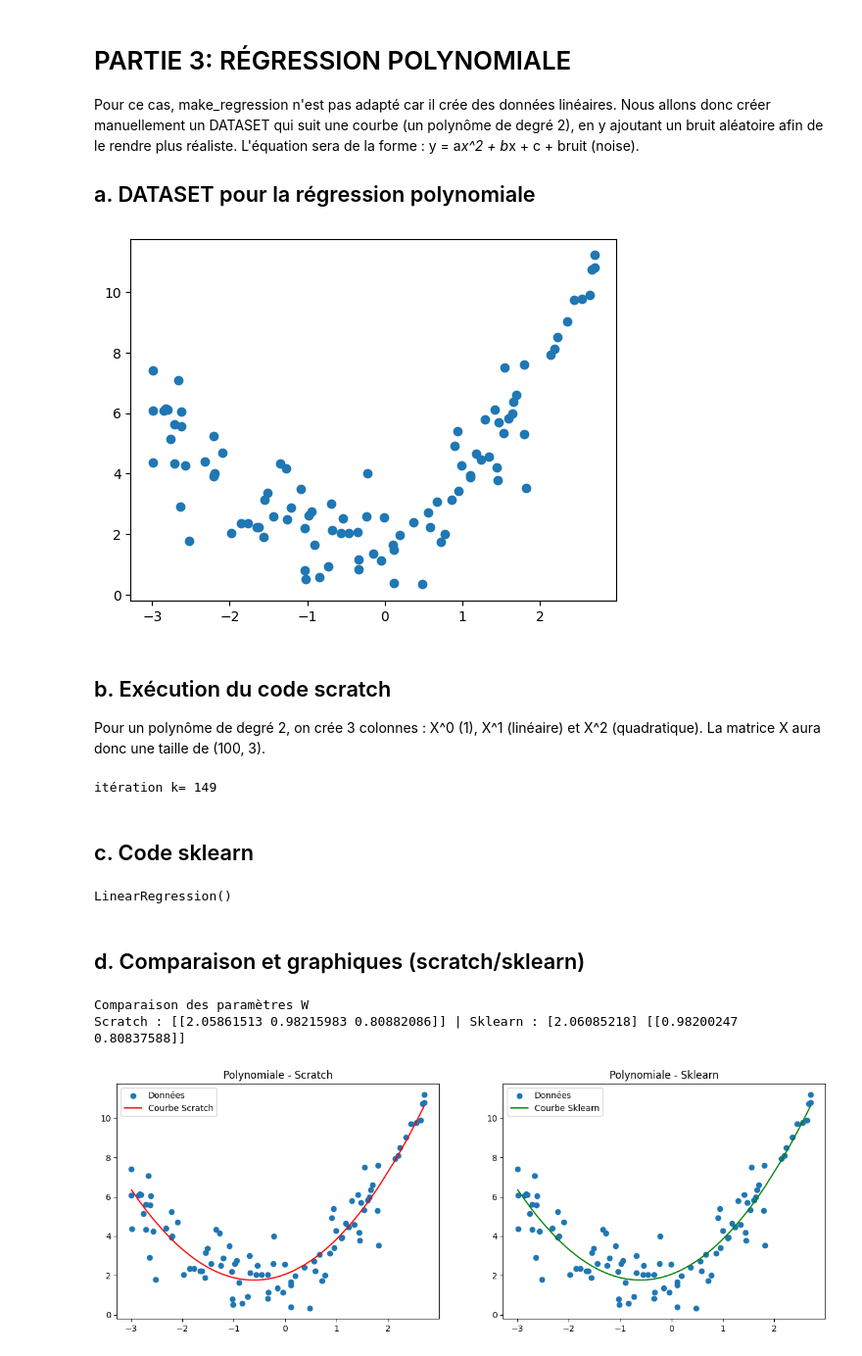
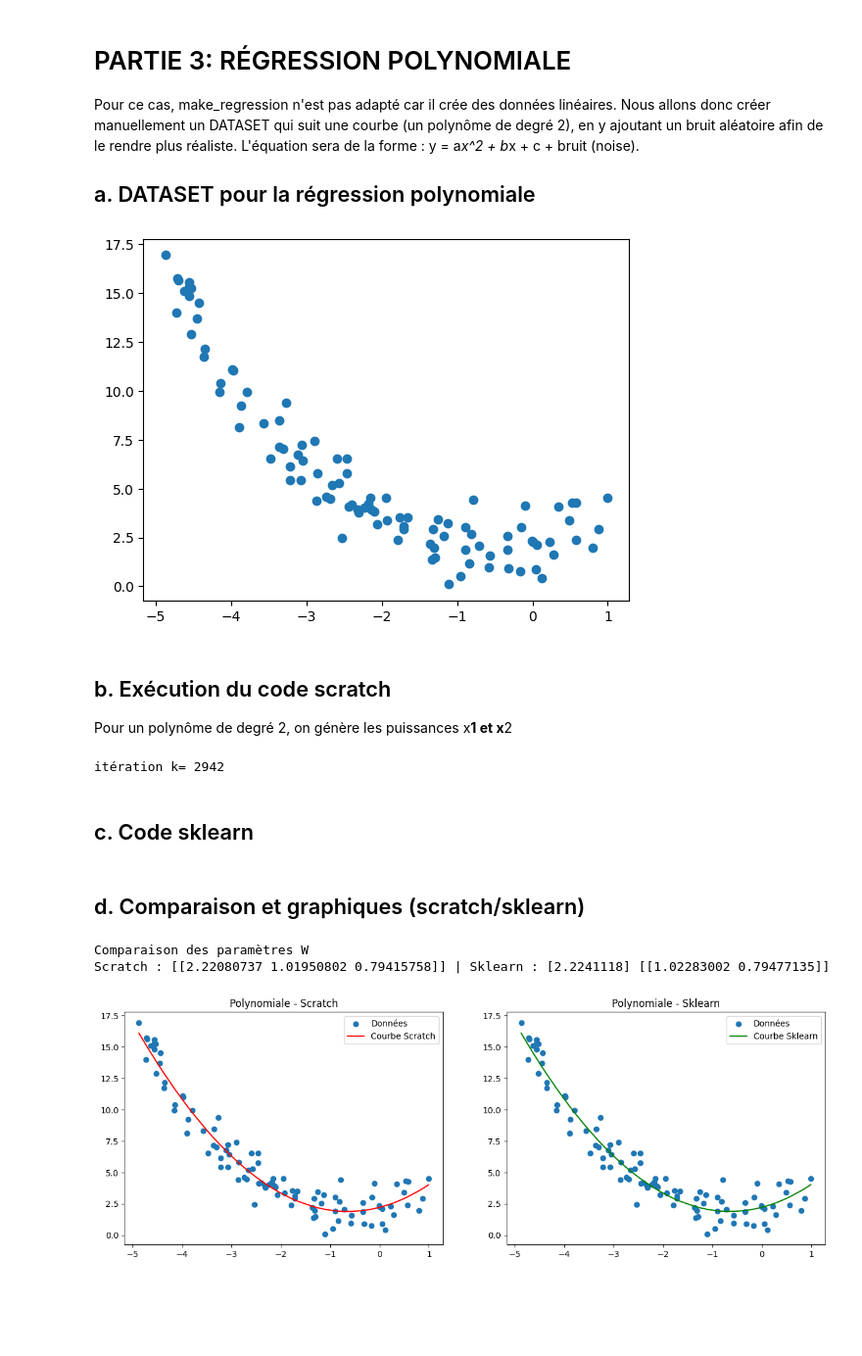
Before and after one commit to MasterGLCC/machine-learning-ktahmd-1, a Jupyter notebook: regression.ipynb, the cells around one changed output. Shown at 98% size. Cells and saved outputs as stored; diff of their text form; code cells hidden in the pictures; blank space fills up the shorter version.

```diff
--- a/regression.ipynb
+++ b/regression.ipynb
@@ -56,17 +56,35 @@ def calcul_gradient(X, y, W):
 # c. Algorithme de descente de gradient
 # le pas, epsilon et k_max (max itérations) comme arguments pour pouvoir les modifier si besoin
 def descente_gradient(X, y, pas=0.1, epsilon=10**-3, k_max=1000):
-    W = np.zeros((X.shape[1], 1))      # initialisation de W à 0 (n_features+1,1)
+    X_b = ajouter_biais(X)
+    W = np.zeros((X_b.shape[1], 1))      # initialisation de W à 0 (n_features+1,1)
     k = 0
-    grad = calcul_gradient(X, y, W)    # calcule le gradient pour W initial
+    grad = calcul_gradient(X_b, y, W)    # calcule le gradient pour W initial
 
     # Arrêt quand le gradient devient très petit (convergence) ou si on dépasse le kmax
     while np.linalg.norm(grad) > epsilon and k < k_max:
         W = W - pas * grad                 # mise à jour de W avec le pas d'apprentissage
-        grad = calcul_gradient(X, y, W)
+        grad = calcul_gradient(X_b, y, W)
         k += 1
     print("itération k=",k)
     return W
+
+# Création de X polynomiale pour la régression polynomiale
+def create_poly_features(X, degree):
+    """Génère une matrice X avec les puissances de 1 jusqu'à degree."""
+    X_poly = X.copy() # On part de X^1
+    for i in range(2, degree + 1):
+        X_poly = np.hstack((X_poly, X**i)) # On ajoute X^2, X^3, etc.
+    return X_poly
+
+#helpers
+def ajouter_biais(X):
+    """Ajoute automatiquement la colonne de 1 à la matrice X."""
+    return np.hstack((np.ones((X.shape[0], 1)), X))
+
+def predict_scratch(X, W):
+    X_b = ajouter_biais(X)
+    return model(X_b, W)
 # %% [markdown]
 
 # PARTIE 1: RÉGRESSION LINÉAIRE SIMPLE
@@ -182,24 +197,24 @@ L'équation sera de la forme : y = a*x^2 + b*x + c + bruit (noise).
 
 ## a. DATASET pour la régression polynomiale
 # %%
-X_data_poly = 6 * np.random.rand(100, 1) - 3
+X_data_poly = 6 * np.random.rand(100, 1) - 5
 Y_real_poly = 0.8 * X_data_poly**2 + X_data_poly + 2 + np.random.randn(100, 1)
 
 plt.scatter(X_data_poly, Y_real_poly)
 plt.show()
 # %% [output]
-[figure, old version]
+[figure, new version]
 # %% [markdown]
 ## b. Exécution du code scratch
 
-Pour un polynôme de degré 2, on crée 3 colonnes : X^0 (1), X^1 (linéaire) et X^2 (quadratique).
-La matrice X aura donc une taille de (100, 3).
+Pour un polynôme de degré 2, on génère les puissances x**1 et x**2
 # %%
-# Création de X polynomiale manuellement
-X_poly_scratch = np.hstack((np.ones((X_data_poly.shape[0], 1)), X_data_poly, X_data_poly**2))
-W_poly = descente_gradient(X_poly_scratch, Y_real_poly)
+degree = 2
+X_poly_scratch = create_poly_features(X_data_poly, degree)
+W_poly = descente_gradient(X_poly_scratch, Y_real_poly, pas=0.01, k_max=3000)
+predictions_scratch_poly = predict_scratch(X_poly_scratch, W_poly)
 # %% [output]
-itération k= 149
+itération k= 2942
 # %% [markdown]
 ## c. Code sklearn
 # %%
@@ -209,31 +224,32 @@ poly_features = PolynomialFeatures(degree=2, include_bias=False)
 X_poly_sklearn = poly_features.fit_transform(X_data_poly)
 modele_sklearn_poly = LinearRegression()
 modele_sklearn_poly.fit(X_poly_sklearn, Y_real_poly)
+predictions_sklearn_poly = modele_sklearn_poly.predict(X_poly_sklearn)
-# %% [output]
-LinearRegression()
 # %% [markdown]
 ## d. Comparaison et graphiques (scratch/sklearn)
 # %%
 print("Comparaison des paramètres W ")
 print("Scratch :", W_poly.T, "| Sklearn :", modele_sklearn_poly.intercept_, modele_sklearn_poly.coef_)
 
 plt.figure(figsize=(15, 5))
 
+idx = np.argsort(X_data_poly, axis=0).flatten()
+
 plt.subplot(1, 2, 1)
 plt.scatter(X_data_poly, Y_real_poly, label='Données')
 # Représente la prédiction et trie les données pour le tracé
-plt.plot(X_data_poly[np.argsort(X_data_poly, axis=0).flatten()], model(X_poly_scratch, W_poly)[np.argsort(X_data_poly, axis=0).flatten()], 'r', label='Courbe Scratch')
+plt.plot(X_data_poly[idx], predictions_scratch_poly[idx], 'r', label='Courbe Scratch')
 plt.title('Polynomiale - Scratch')
 plt.legend()
 
 plt.subplot(1, 2, 2)
 plt.scatter(X_data_poly, Y_real_poly, label='Données')
-plt.plot(X_data_poly[np.argsort(X_data_poly, axis=0).flatten()], modele_sklearn_poly.predict(X_poly_sklearn)[np.argsort(X_data_poly, axis=0).flatten()], 'g', label='Courbe Sklearn')
+plt.plot(X_data_poly[idx], predictions_sklearn_poly[idx], 'g', label='Courbe Sklearn')
 plt.title('Polynomiale - Sklearn')
 plt.legend()
 
 plt.show()
 # %% [output]
 Comparaison des paramètres W
-Scratch : [[2.05861513 0.98215983 0.80882086]] | Sklearn : [2.06085218] [[0.98200247 0.80837588]]
+Scratch : [[2.22080737 1.01950802 0.79415758]] | Sklearn : [2.2241118] [[1.02283002 0.79477135]]
-[figure, old version]
+[figure, new version]
```
Also changed, not shown: parts of 2 cells of this notebook.
